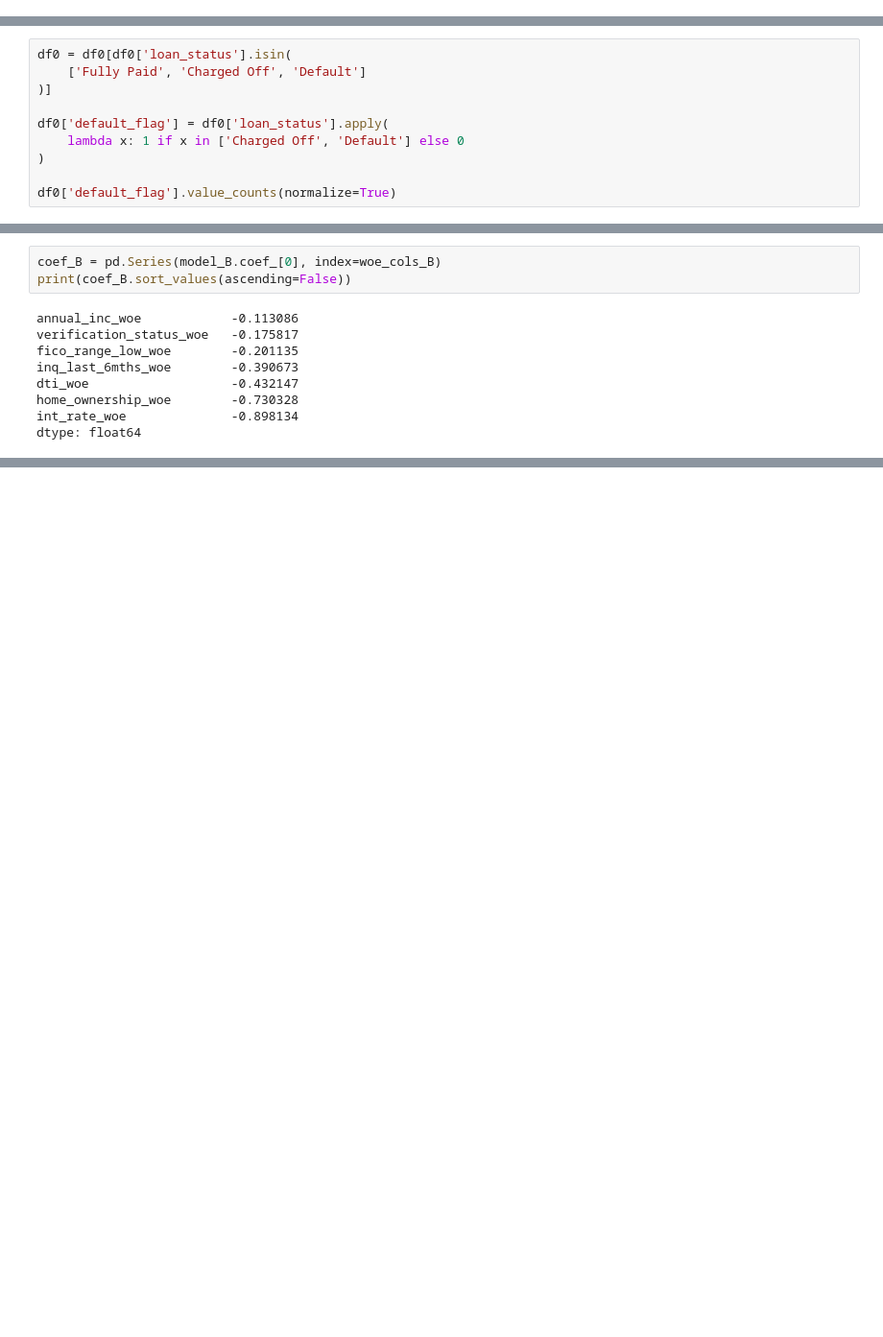
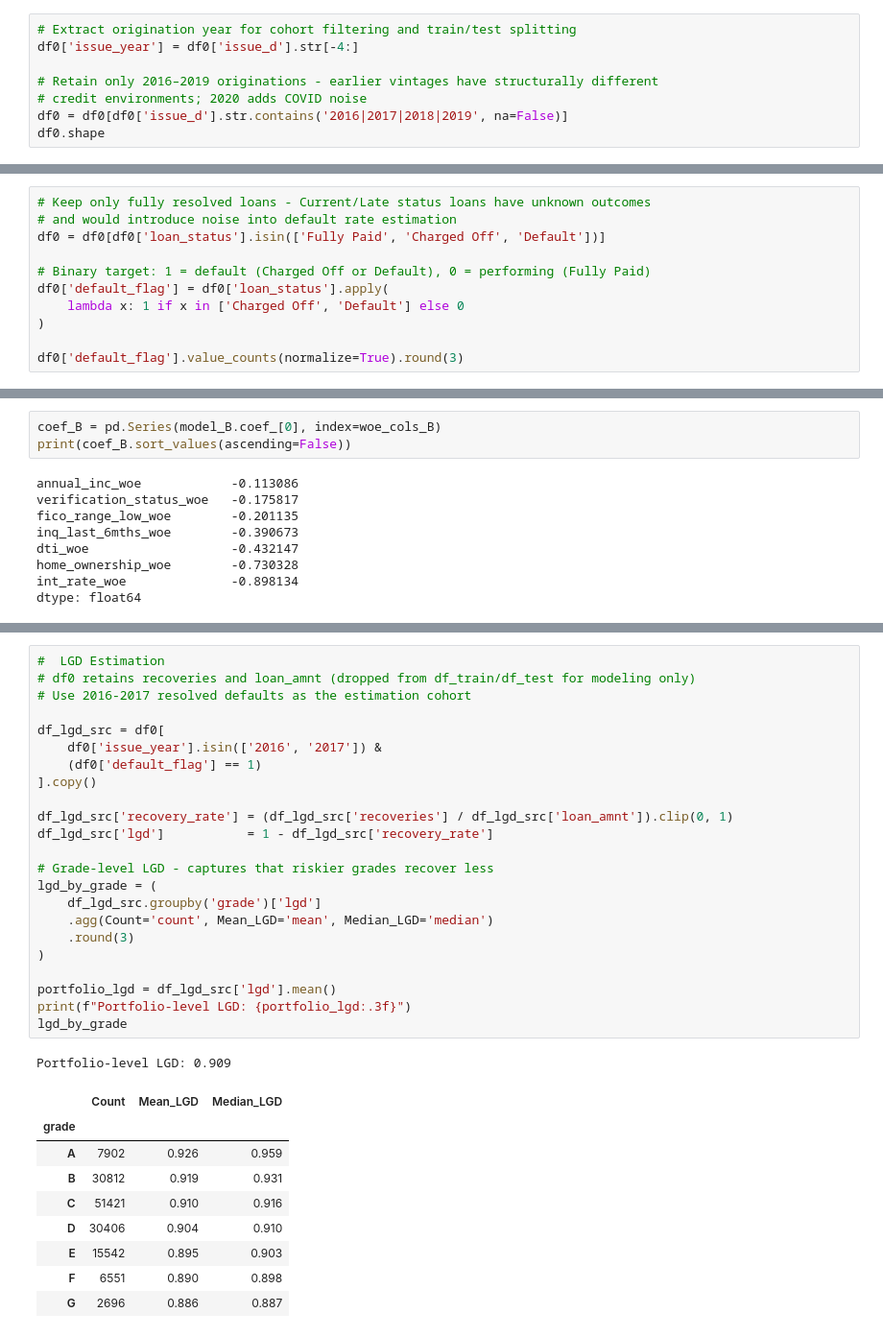
Before and after one commit to BhavyaMehra/retail-credit-risk-pd-model, a Jupyter notebook: notebooks/LendingClub.ipynb, the cells around one changed output, grey strips where cells are left out. Shown at 96% size. Drawn from its saved outputs; the diff is of its cells as text; blank space fills up the shorter version.

```diff
--- a/notebooks/LendingClub.ipynb
+++ b/notebooks/LendingClub.ipynb
@@ -116,0 +60,8 @@ dtype: int64
+# %%
+# Extract origination year for cohort filtering and train/test splitting
+df0['issue_year'] = df0['issue_d'].str[-4:]
+
+# Retain only 2016–2019 originations - earlier vintages have structurally different
+# credit environments; 2020 adds COVID noise
+df0 = df0[df0['issue_d'].str.contains('2016|2017|2018|2019', na=False)]
+df0.shape
@@ -117,12 +70,13 @@ dtype: int64
 # %%
-df0 = df0[df0['loan_status'].isin(
-    ['Fully Paid', 'Charged Off', 'Default']
-)]
+# Keep only fully resolved loans - Current/Late status loans have unknown outcomes
+# and would introduce noise into default rate estimation
+df0 = df0[df0['loan_status'].isin(['Fully Paid', 'Charged Off', 'Default'])]
 
+# Binary target: 1 = default (Charged Off or Default), 0 = performing (Fully Paid)
 df0['default_flag'] = df0['loan_status'].apply(
     lambda x: 1 if x in ['Charged Off', 'Default'] else 0
 )
 
-df0['default_flag'].value_counts(normalize=True)
+df0['default_flag'].value_counts(normalize=True).round(3)
 # %% [output]
 default_flag
@@ -1361,0 +701,34 @@ df_scores.head()
+# %%
+#  LGD Estimation
+# df0 retains recoveries and loan_amnt (dropped from df_train/df_test for modeling only)
+# Use 2016-2017 resolved defaults as the estimation cohort
+
+df_lgd_src = df0[
+    df0['issue_year'].isin(['2016', '2017']) &
+    (df0['default_flag'] == 1)
+].copy()
+
+df_lgd_src['recovery_rate'] = (df_lgd_src['recoveries'] / df_lgd_src['loan_amnt']).clip(0, 1)
+df_lgd_src['lgd']           = 1 - df_lgd_src['recovery_rate']
+
+# Grade-level LGD - captures that riskier grades recover less
+lgd_by_grade = (
+    df_lgd_src.groupby('grade')['lgd']
+    .agg(Count='count', Mean_LGD='mean', Median_LGD='median')
+    .round(3)
+)
+
+portfolio_lgd = df_lgd_src['lgd'].mean()
+print(f"Portfolio-level LGD: {portfolio_lgd:.3f}")
+lgd_by_grade
+# %% [output]
+Portfolio-level LGD: 0.909
+|  | Count | Mean_LGD | Median_LGD |
+| grade |  |  |  |
+| A | 7902 | 0.926 | 0.959 |
+| B | 30812 | 0.919 | 0.931 |
+| C | 51421 | 0.910 | 0.916 |
+| D | 30406 | 0.904 | 0.910 |
+| E | 15542 | 0.895 | 0.903 |
+| F | 6551 | 0.890 | 0.898 |
+| G | 2696 | 0.886 | 0.887 |
```
Also changed, not shown: parts of 195 cells of this notebook.
